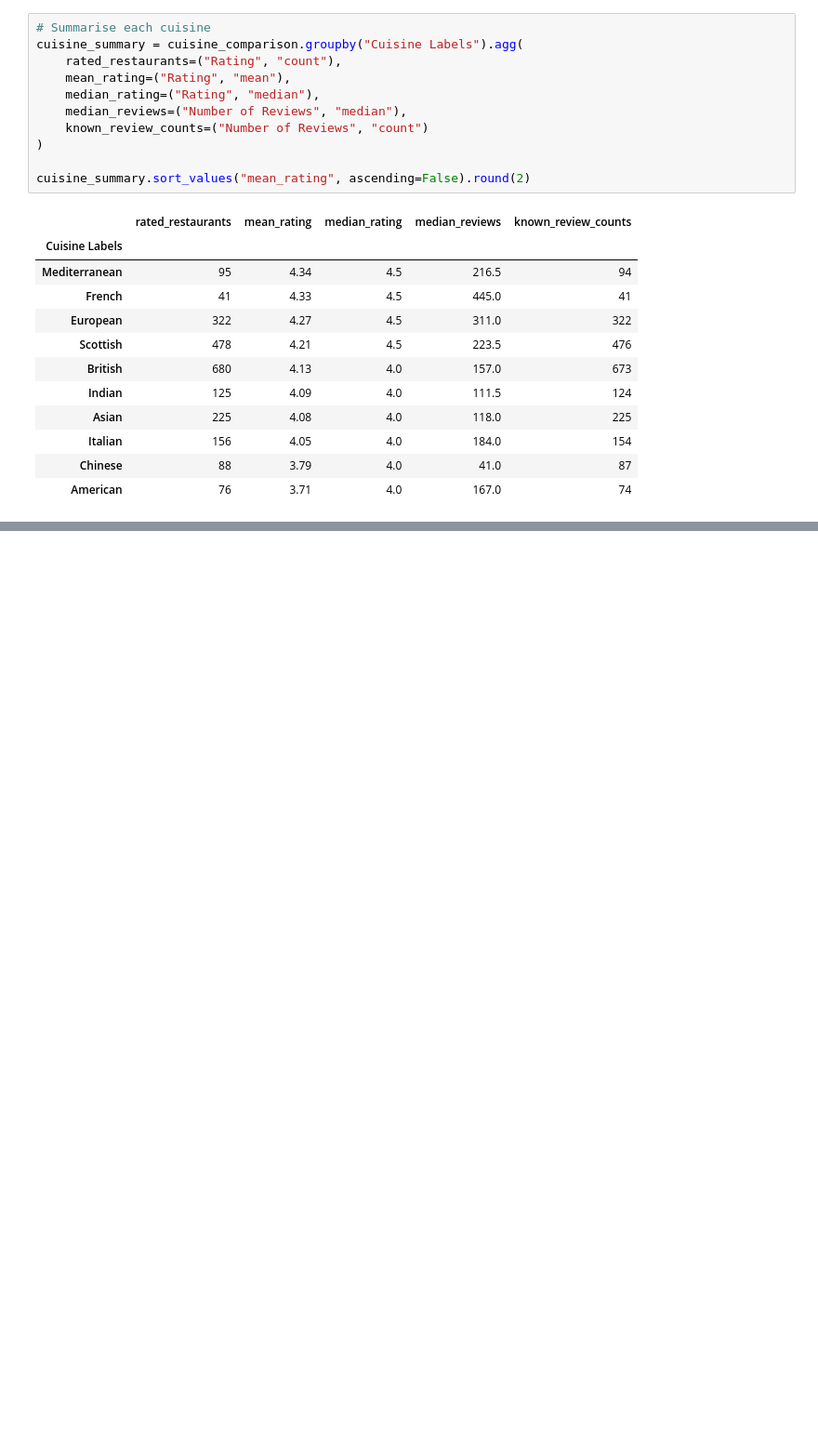
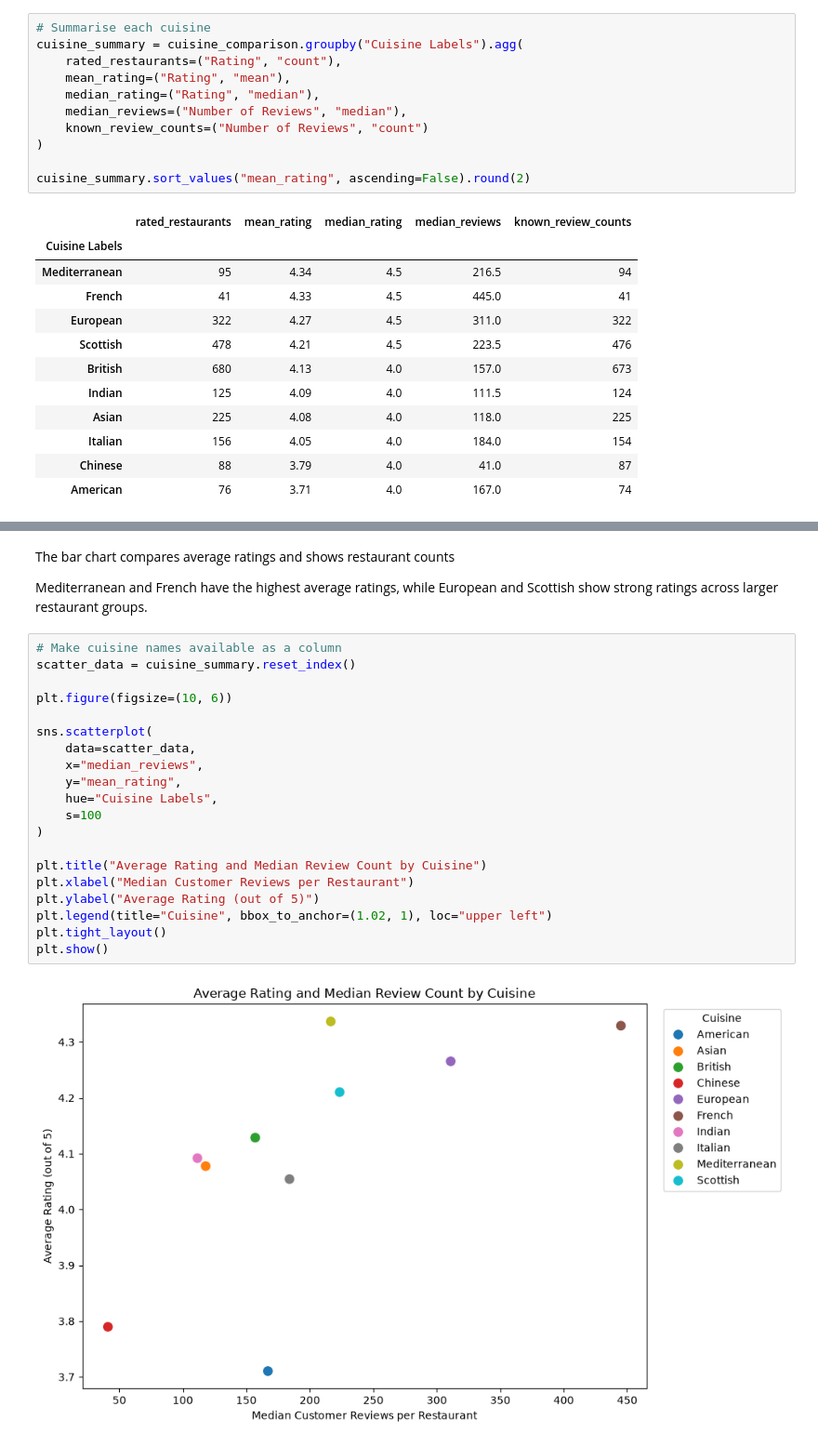
Before and after one commit to SabahiJamaliSparta/Jupyter-Notebooks, a Jupyter notebook: Notebook_Analysis_Project.ipynb, the cells around one changed output, grey strips where cells are left out. Shown at 93% size. Saved outputs shown, nothing was run; the diff lists cells and outputs as text; blank space fills up the shorter version.

```diff
--- a/Notebook_Analysis_Project.ipynb
+++ b/Notebook_Analysis_Project.ipynb
@@ -557,0 +580,26 @@ cuisine_summary.sort_values("mean_rating", ascending=False).round(2)
+# %% [markdown]
+The bar chart compares average ratings and shows restaurant counts
+
+Mediterranean and French have the highest average ratings, while European and Scottish show strong ratings across larger restaurant groups.
+# %%
+# Make cuisine names available as a column
+scatter_data = cuisine_summary.reset_index()
+
+plt.figure(figsize=(10, 6))
+
+sns.scatterplot(
+    data=scatter_data,
+    x="median_reviews",
+    y="mean_rating",
+    hue="Cuisine Labels",
+    s=100
+)
+
+plt.title("Average Rating and Median Review Count by Cuisine")
+plt.xlabel("Median Customer Reviews per Restaurant")
+plt.ylabel("Average Rating (out of 5)")
+plt.legend(title="Cuisine", bbox_to_anchor=(1.02, 1), loc="upper left")
+plt.tight_layout()
+plt.show()
+# %% [output]
+[figure, added]
```
Also changed, not shown: parts of 54 cells of this notebook.
